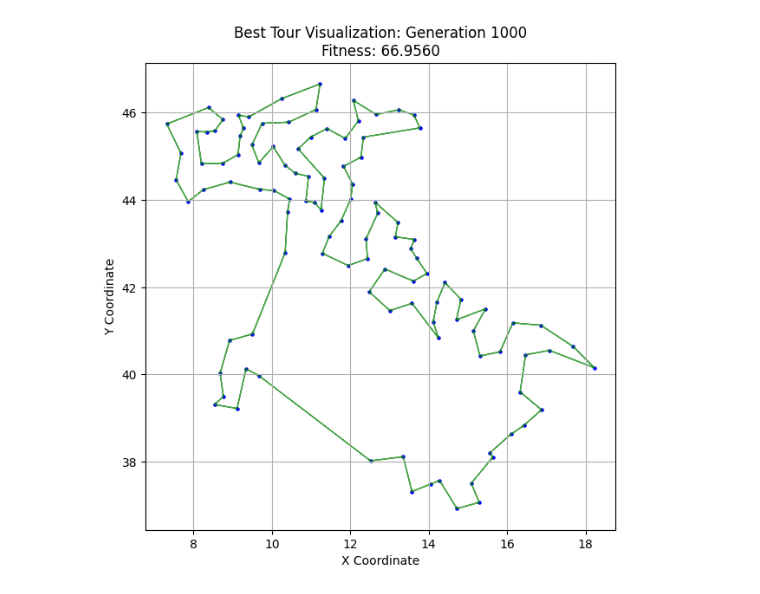
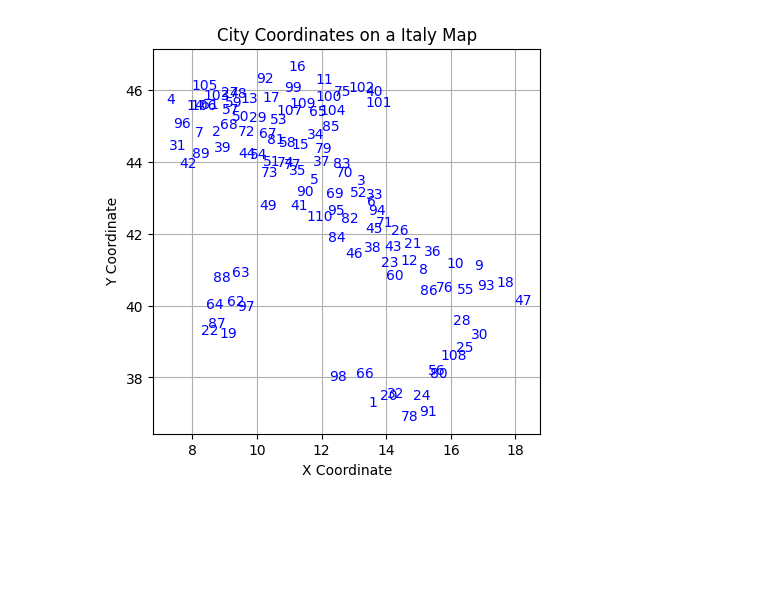
Before and after one commit to giuliagogna/NumericalSimulationLaboratory, a Jupyter notebook: Lab10/analysis10.ipynb, the cells around one changed output. Drawn from its saved outputs; the diff is of its cells as text; code cells hidden in the pictures; blank space fills up the shorter version.

```diff
--- a/Lab10/analysis10.ipynb
+++ b/Lab10/analysis10.ipynb
@@ -4,0 +9,21 @@ import pandas as pd
+# %%
+# ========================================
+# Helper function to plot the coordinates
+# ========================================
+
+def plot_coords(x_coord, y_coord, coords_type):
+
+    plt.figure(figsize=(5, 5))
+    plt.scatter(x_coord, y_coord, color='blue', s=0)
+    # Instead of using points to represent cities I put the city index in place of the marker
+    for i in range(len(x_coord)):
+        plt.text(x_coord[i], y_coord[i], str(i+1), fontsize=10, ha='center', va='center', c="b")
+    plt.title('City Coordinates on a ' + coords_type)
+    plt.xlabel('X Coordinate')
+    plt.ylabel('Y Coordinate')
+
+    if (coords_type == "Square"):
+            plt.plot([0, 1, 1, 0, 0], [0, 0, 1, 1, 0], color='red', linestyle='--', linewidth=1)
+
+    plt.grid()
+    plt.show()
@@ -135,4 +170,4 @@ def plot_tour(generation_num, df, x_coord, y_coord):
-# %%
-plot_tour(1000, df, latitude, longitude)   # Final result after all generations (last generation)
-# %% [output]
-[figure, removed]
+# %%
+plot_coords(latitude, longitude, "Italy Map")
+# %% [output]
+[figure, added]
```
Also changed, not shown: parts of 31 cells of this notebook, 12 other files.
